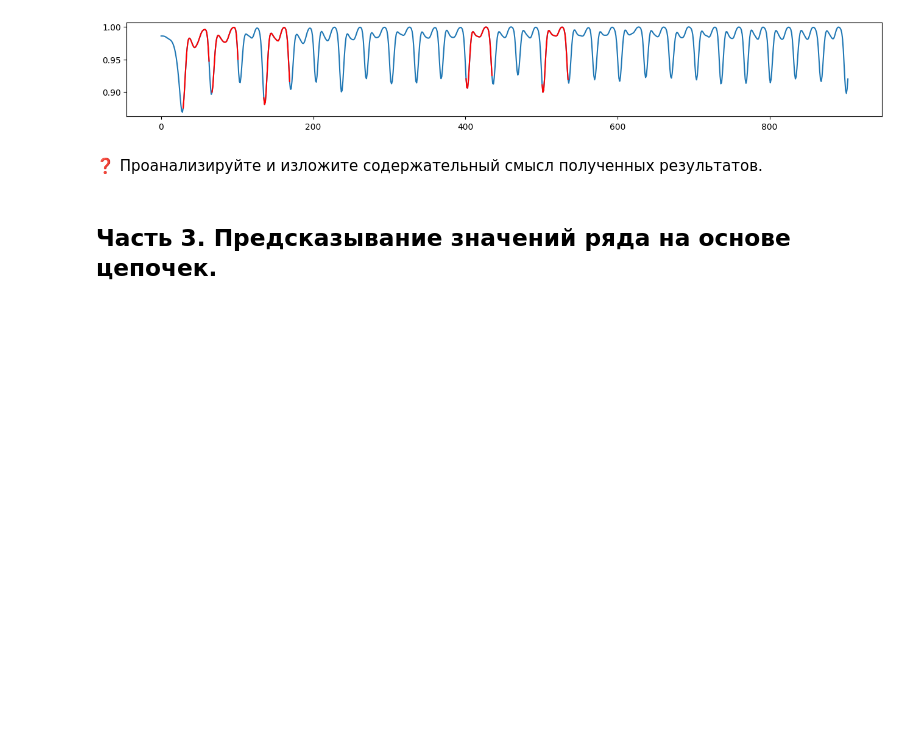
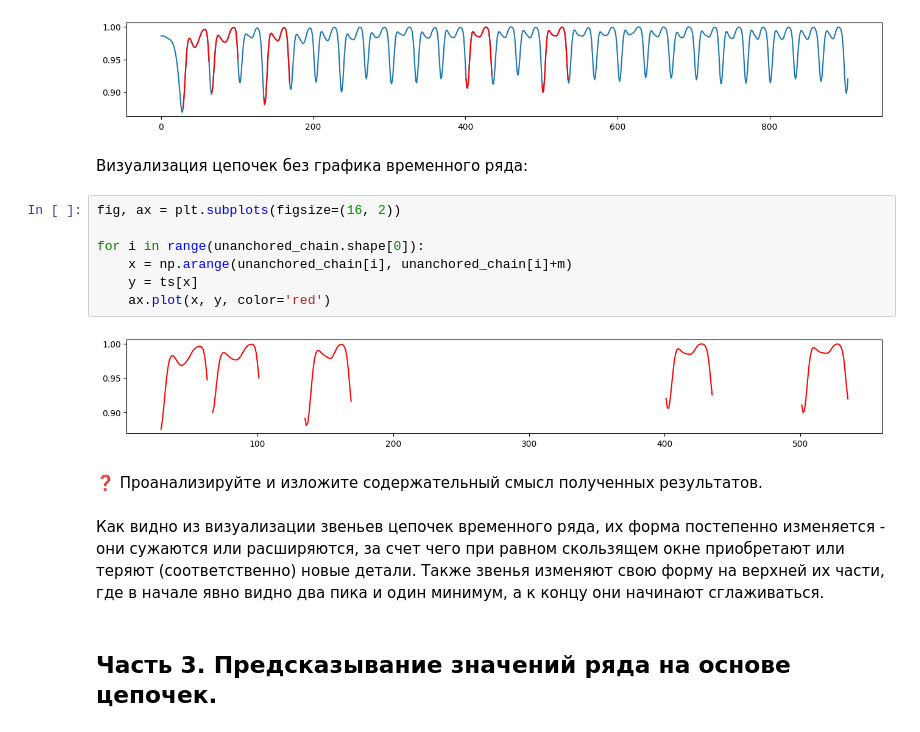
Before and after one commit to foghpp/2024-Ushakov-TimeSeriesCourse, a Jupyter notebook: practice/06 Chains/06 Chains.ipynb, the cells around one changed output. Drawn from its saved outputs; the diff is of its cells as text; blank space fills up the shorter version.

Commit message:
06 Chains part 2

```diff
--- a/practice/06 Chains/06 Chains.ipynb
+++ b/practice/06 Chains/06 Chains.ipynb
@@ -56,8 +58,25 @@ for i in range(unanchored_chain.shape[0]):
     ax.plot(x, y, color='red')
 # %% [output]
 [figure]
+# %% [markdown]
+Визуализация цепочек без графика временного ряда:
+# %%
+fig, ax = plt.subplots(figsize=(16, 2))
+
+for i in range(unanchored_chain.shape[0]):
+    x = np.arange(unanchored_chain[i], unanchored_chain[i]+m)
+    y = ts[x]
+    ax.plot(x, y, color='red')
+# %% [output]
+[figure, added]
 # %% [markdown]
 ❓ Проанализируйте и изложите содержательный смысл полученных результатов.
+# %% [markdown]
+Как видно из визуализации звеньев цепочек временного ряда, их форма постепенно
+изменяется - они сужаются или расширяются, за счет чего при равном скользящем
+окне приобретают или теряют (соответственно) новые детали. Также звенья
+изменяют свою форму на верхней их части, где в начале явно видно два пика и
+один минимум, а к концу они начинают сглаживаться.
 # %% [markdown]
 ## **Часть 3.** Предсказывание значений ряда на основе цепочек.
 # %% [markdown]
```
Also changed, not shown: parts of 1 cell of this notebook.
